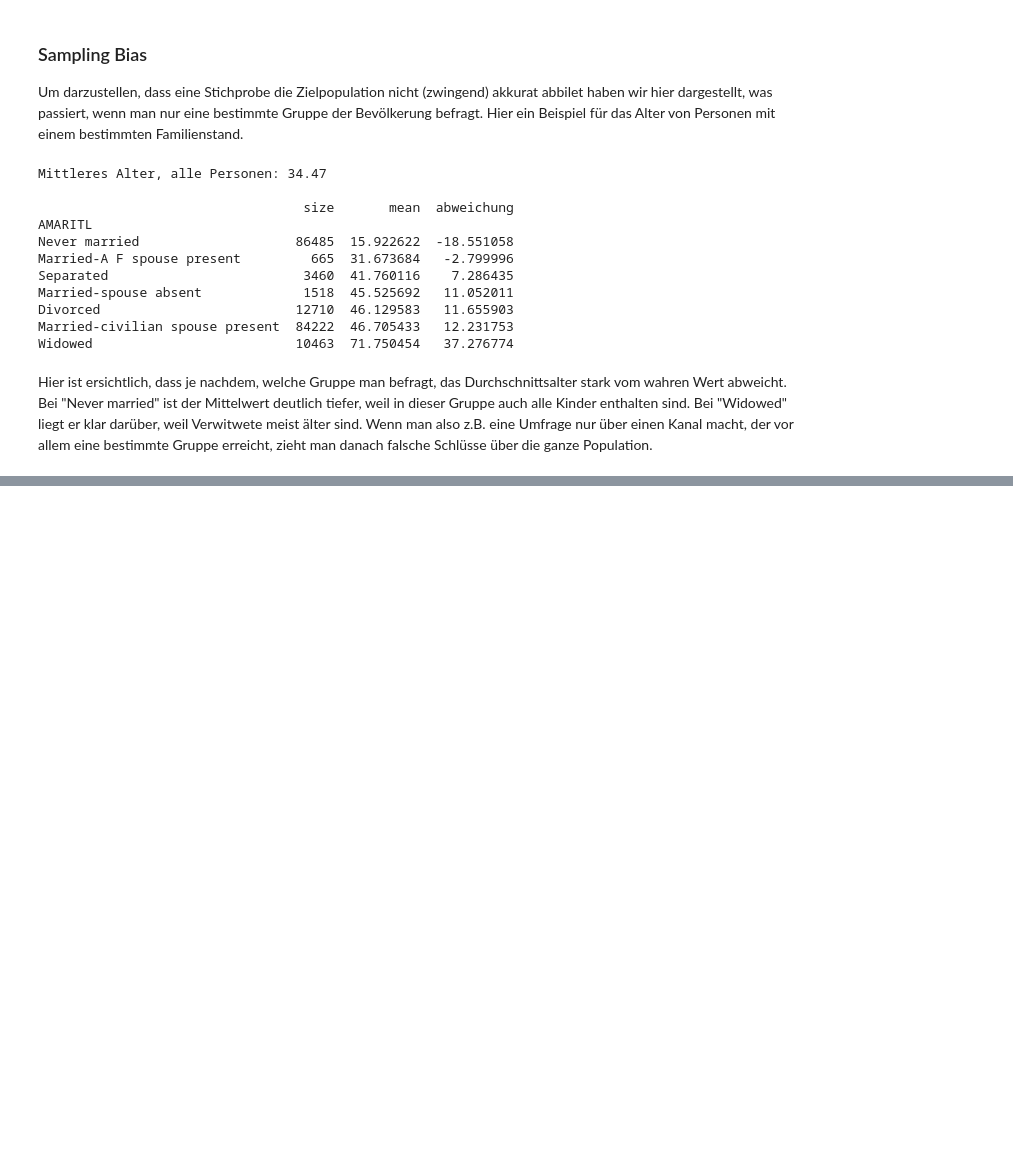
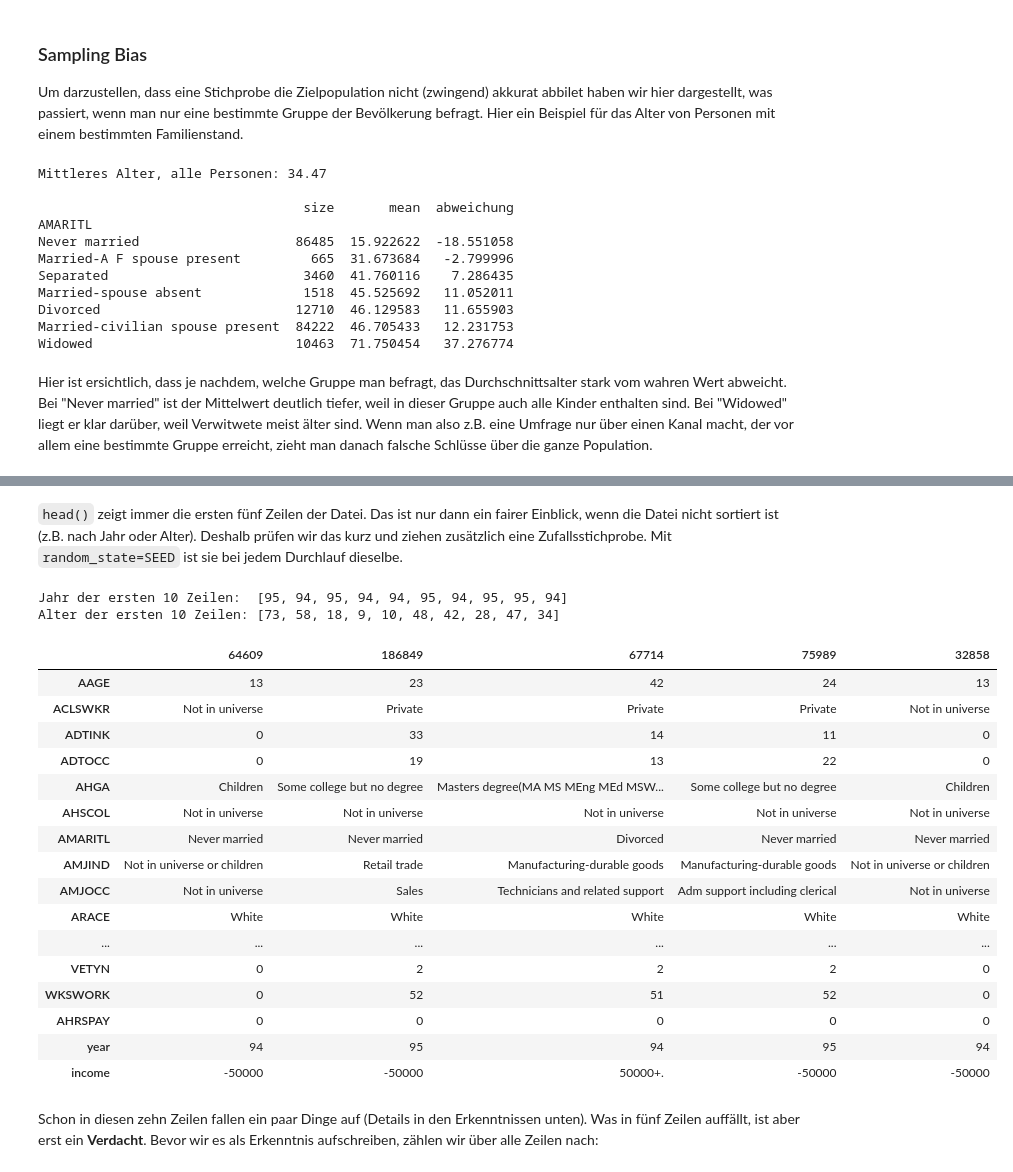
Before and after one commit to Manuel-Schmid/census-income-analysis, a Jupyter notebook: src/statistics_project/dataset_analysis_notebooks/NB01.ipynb, the cells around one changed output, grey strips where cells are left out. Cells and saved outputs as stored; diff of their text form; code cells hidden in the pictures; blank space fills up the shorter version.

Commit message:
NB01: Abschnitt 4.1 Struktur (Erste EDA)

```diff
--- a/src/statistics_project/dataset_analysis_notebooks/NB01.ipynb
+++ b/src/statistics_project/dataset_analysis_notebooks/NB01.ipynb
@@ -417,0 +457,34 @@ Hier ist ersichtlich, dass je nachdem, welche Gruppe man befragt, das Durchschni
+# %% [markdown]
+`head()` zeigt immer die ersten fünf Zeilen der Datei. Das ist nur dann ein fairer Einblick, wenn die Datei nicht sortiert ist (z.B. nach Jahr oder Alter). Deshalb prüfen wir das kurz und ziehen zusätzlich eine Zufallsstichprobe. Mit `random_state=SEED` ist sie bei jedem Durchlauf dieselbe.
+# %%
+# Ist die Datei sortiert? Wenn ja, wären die ersten Zeilen nicht typisch für den Rest.
+print("Jahr der ersten 10 Zeilen: ", census["year"].head(10).tolist())
+print("Alter der ersten 10 Zeilen:", census["AAGE"].head(10).tolist(), "\n")
+
+# Zufallsstichprobe statt der ersten Zeilen, reproduzierbar dank Seed.
+stichprobe = census.sample(5, random_state=SEED)
+
+with pd.option_context("display.max_columns", None, "display.max_rows", None):
+    display(stichprobe.T)
+# %% [output]
+Jahr der ersten 10 Zeilen:  [95, 94, 95, 94, 94, 95, 94, 95, 95, 94]
+Alter der ersten 10 Zeilen: [73, 58, 18, 9, 10, 48, 42, 28, 47, 34]
+|  | 64609 | 186849 | 67714 | 75989 | 32858 |
+| AAGE | 13 | 23 | 42 | 24 | 13 |
+| ACLSWKR | Not in universe | Private | Private | Private | Not in universe |
+| ADTINK | 0 | 33 | 14 | 11 | 0 |
+| ADTOCC | 0 | 19 | 13 | 22 | 0 |
+| AHGA | Children | Some college but no degree | Masters degree(MA MS MEng MEd MSW... | Some college but no degree | Children |
+| AHSCOL | Not in universe | Not in universe | Not in universe | Not in universe | Not in universe |
+| AMARITL | Never married | Never married | Divorced | Never married | Never married |
+| AMJIND | Not in universe or children | Retail trade | Manufacturing-durable goods | Manufacturing-durable goods | Not in universe or children |
+| AMJOCC | Not in universe | Sales | Technicians and related support | Adm support including clerical | Not in universe |
+| ARACE | White | White | White | White | White |
+| ... | ... | ... | ... | ... | ... |
+| VETYN | 0 | 2 | 2 | 2 | 0 |
+| WKSWORK | 0 | 52 | 51 | 52 | 0 |
+| AHRSPAY | 0 | 0 | 0 | 0 | 0 |
+| year | 94 | 95 | 94 | 95 | 94 |
+| income | -50000 | -50000 | 50000+. | -50000 | -50000 |
+# %% [markdown]
+Schon in diesen zehn Zeilen fallen ein paar Dinge auf (Details in den Erkenntnissen unten). Was in fünf Zeilen auffällt, ist aber erst ein **Verdacht**. Bevor wir es als Erkenntnis aufschreiben, zählen wir über alle Zeilen nach:
```
Also changed, not shown: parts of 6 cells of this notebook.
